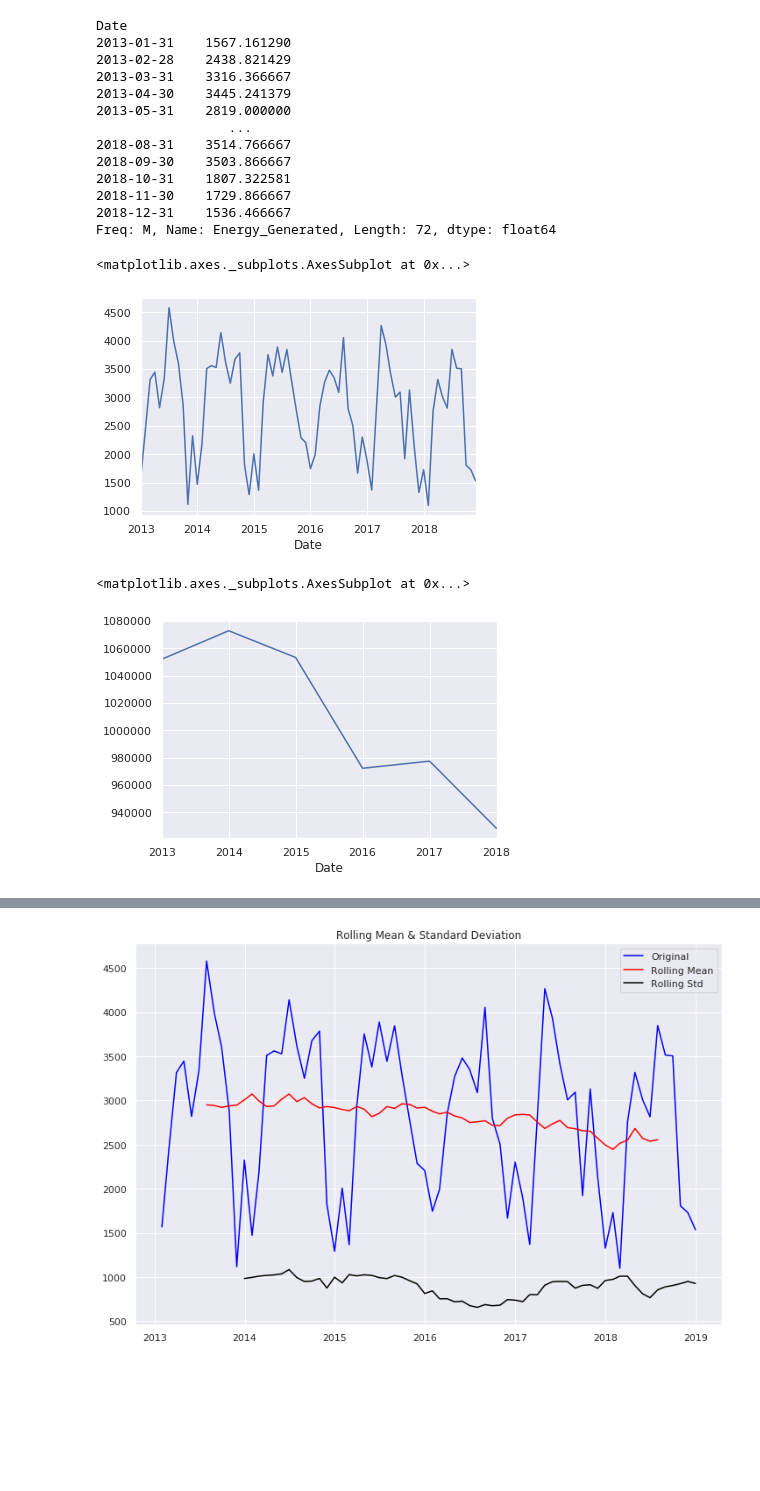
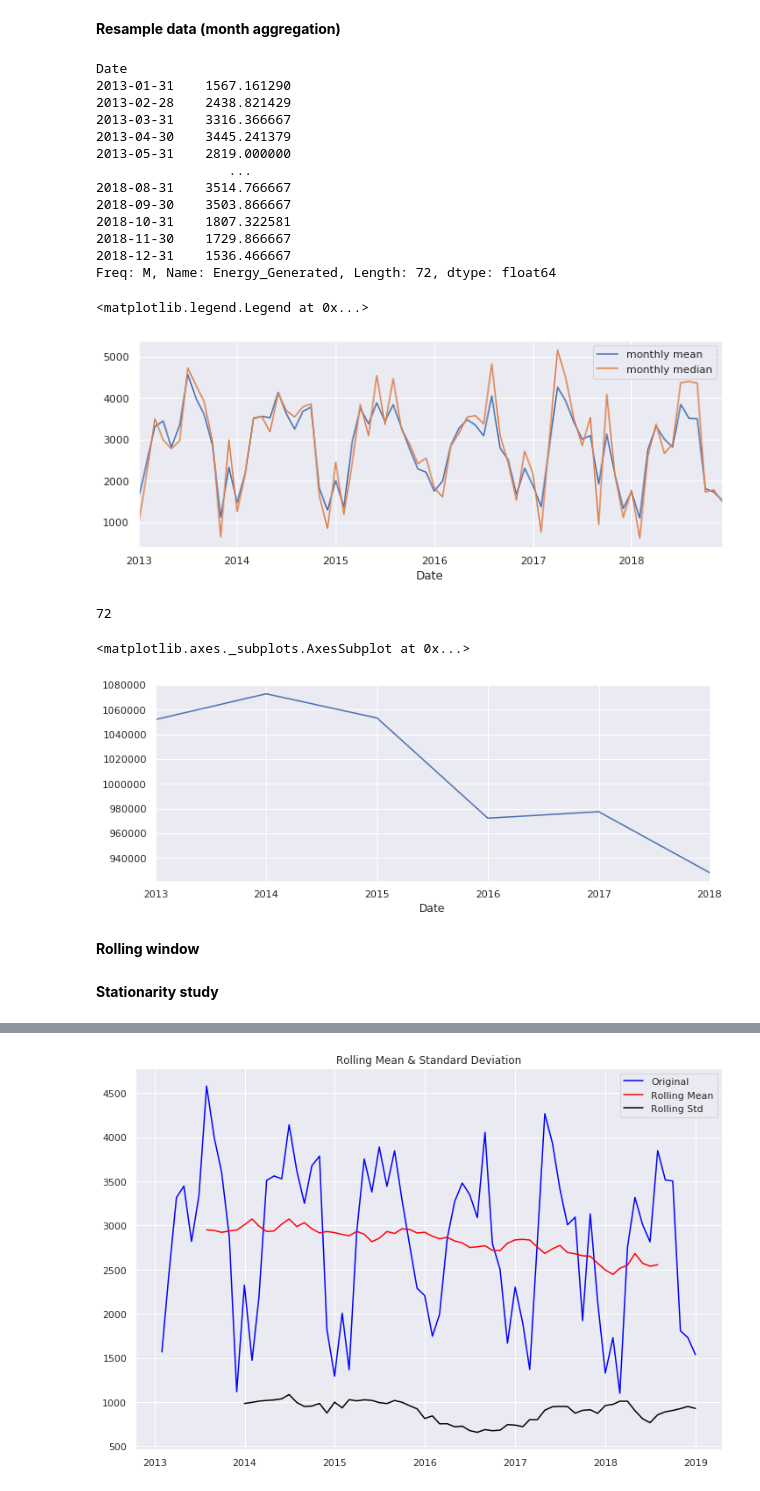
Before and after one commit to pixel-ports/PV_prod_predic, a Jupyter notebook: SAISO_ANALYSE/prediction-aggreprod.ipynb, the cells around one changed output, grey strips where cells are left out. Drawn from its saved outputs; the diff is of its cells as text; code cells hidden in the pictures; blank space fills up the shorter version.

```diff
--- a/SAISO_ANALYSE/prediction-aggreprod.ipynb
+++ b/SAISO_ANALYSE/prediction-aggreprod.ipynb
@@ -6,8 +6,11 @@ import seaborn as sns
 import numpy as np
 sns.set(rc={'figure.figsize':(11, 4)})
 # %%
-data = pd.read_pickle("aggreg_PRODUCTION_data.pkl")
-data.Date = pd.to_datetime(data['Date'])
+data = pd.read_pickle("../DATA_COLLECTOR/AGGREGATION_PRODUCTION/aggreg_PRODUCTION_data.pkl")
+data.Date = pd.to_datetime(data['Date'],format='%Y%m%d')
 data = data.sort_values(by='Date')
 data = data[data.Date > '2012-12-31']
-data=data.set_index('Date')
+data = data.set_index('Date')
+
+display(data.tail())
+print(len(data))
@@ -20,6 +32,6 @@ data.Energy_Generated.plot()
 # %%
 data['month'] = data.index.month
 data['year'] = data.index.year
-data['Weekday_Name'] = data.index.weekday_name
+data['Weekday_Name'] = data.index.day_name # data.index.weekday_name not available in pandas 1.0
 #data = data.reset_index()
 #data
@@ -28,0 +40,8 @@ test_data =data[data.index > '2018-12-31']
+# %%
+thresh_date = '2018-12-31' #'2019-02-07', '2019-08-31'
+train_data = data[data.index < thresh_date]
+test_data = data[data.index > thresh_date]
+display(train_data.head(2))
+display(test_data.head(2))
+
+print("Train size %d, test size %d" % (len(train_data), len(test_data)))
@@ -29,34 +58,43 @@ test_data =data[data.index > '2018-12-31']
+# %% [markdown]
+**Resample data (month aggregation)**
 # %%
-##Resampling
 #monthly_data_mean = data.groupby(['year','month']).mean().reset_index()
 all_monthly_data_mean = data.Energy_Generated.resample('M').mean()
 monthly_data_mean = train_data.Energy_Generated.resample('M').mean()
 monthly_data_median = train_data.Energy_Generated.resample('M').median()
 monthly_data_sum = train_data.Energy_Generated.resample('M').sum()
-print(monthly_data_mean)
-monthly_data_mean.plot()
-#monthly_data_median.plot()
-#monthly_data_sum.plot()
+display(monthly_data_mean)
+
+monthly_data_mean.plot(label='monthly mean')
+monthly_data_median.plot(label='monthly median')
+plt.legend()
 # %% [output]
 Date
 2013-01-31    1567.161290
 2013-02-28    2438.821429
 2013-03-31    3316.366667
 2013-04-30    3445.241379
 2013-05-31    2819.000000
                  ...
 2018-08-31    3514.766667
 2018-09-30    3503.866667
 2018-10-31    1807.322581
 2018-11-30    1729.866667
 2018-12-31    1536.466667
 Freq: M, Name: Energy_Generated, Length: 72, dtype: float64
-<matplotlib.axes._subplots.AxesSubplot at 0x...>
+<matplotlib.legend.Legend at 0x...>
-[figure, old version]
+[figure, new version]
+# %%
+M_train_size = len(monthly_data_mean)
+print(M_train_size)
+# %% [output]
+72
 # %%
-annual_data_sum=train_data.Energy_Generated.resample('A').sum()
+annual_data_sum = train_data.Energy_Generated.resample('A').sum()
 annual_data_sum.plot()
 # %% [output]
 <matplotlib.axes._subplots.AxesSubplot at 0x...>
-[figure, old version]
+[figure, new version]
+# %% [markdown]
+**Rolling window**
 # %%
@@ -64,4 +101,6 @@ annual_data_sum.plot()
 energy_28d = train_data.Energy_Generated.rolling(28, center=True).mean()
 energy_365d = train_data.Energy_Generated.rolling(window=365, center=True, min_periods=360).mean()
+# %% [markdown]
+**Stationarity study**
 # %%
 from statsmodels.tsa.seasonal import seasonal_decompose
```
Also changed, not shown: parts of 36 cells of this notebook.
